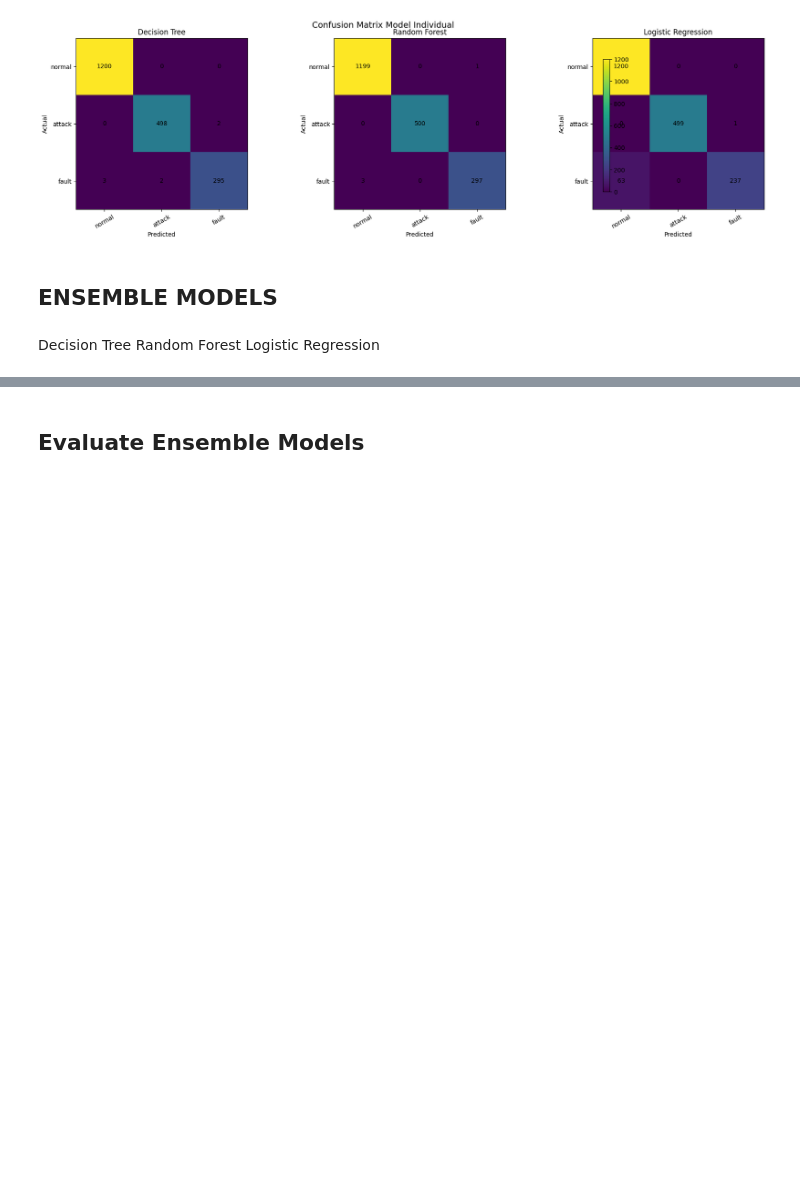
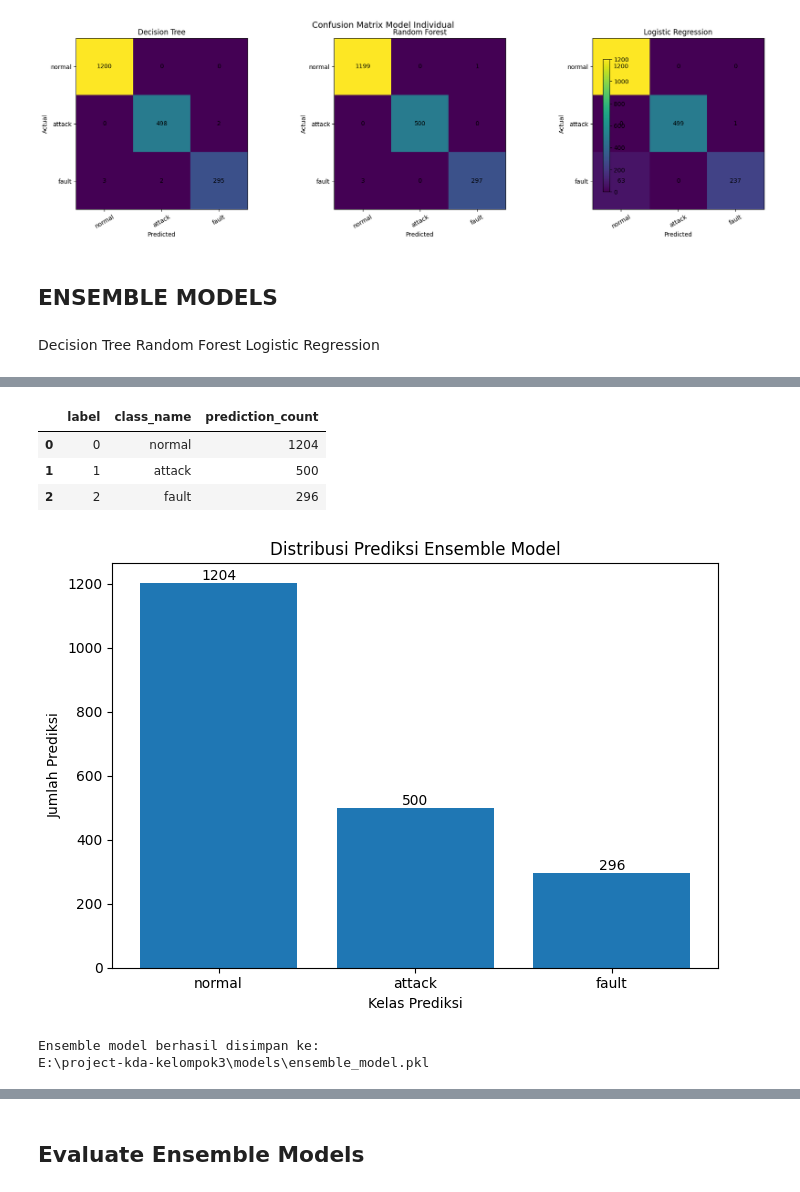
Before and after one commit to rrrambatsigma/project-kda-kelompok3, a Jupyter notebook: notebook/TemplatePipelinePrediksi.ipynb, the cells around one changed output, grey strips where cells are left out. Saved outputs shown, nothing was run; the diff lists cells and outputs as text; code cells hidden in the pictures; blank space fills up the shorter version.

Commit message:
REVISE ALL OVER FOR ENSEMBLE

```diff
--- a/notebook/TemplatePipelinePrediksi.ipynb
+++ b/notebook/TemplatePipelinePrediksi.ipynb
@@ -2381,0 +2236,50 @@ print("Report ensemble      :", ENSEMBLE_REPORT_PATH)
+# %%
+ensemble_prediction_distribution = pd.Series(ensemble_pred).value_counts().sort_index()
+
+ensemble_prediction_summary = pd.DataFrame({
+    "label": ensemble_prediction_distribution.index,
+    "class_name": ensemble_prediction_distribution.index.map(label_mapping),
+    "prediction_count": ensemble_prediction_distribution.values
+})
+
+display(ensemble_prediction_summary)
+# %% [output]
+|  | label | class_name | prediction_count |
+| 0 | 0 | normal | 1204 |
+| 1 | 1 | attack | 500 |
+| 2 | 2 | fault | 296 |
+# %%
+plt.figure(figsize=(7, 5))
+
+plt.bar(
+    ensemble_prediction_summary["class_name"],
+    ensemble_prediction_summary["prediction_count"]
+)
+
+plt.title("Distribusi Prediksi Ensemble Model")
+plt.xlabel("Kelas Prediksi")
+plt.ylabel("Jumlah Prediksi")
+
+for index, value in enumerate(ensemble_prediction_summary["prediction_count"]):
+    plt.text(
+        index,
+        value,
+        str(value),
+        ha="center",
+        va="bottom"
+    )
+
+plt.tight_layout()
+plt.show()
+# %% [output]
+[figure, added]
+# %%
+ENSEMBLE_MODEL_PATH = MODELS_DIR / "ensemble_model.pkl"
+
+joblib.dump(ensemble_model, ENSEMBLE_MODEL_PATH)
+
+print("Ensemble model berhasil disimpan ke:")
+print(ENSEMBLE_MODEL_PATH)
+# %% [output]
+Ensemble model berhasil disimpan ke:
+E:\project-kda-kelompok3\models\ensemble_model.pkl
```
Also changed, not shown: parts of 112 cells of this notebook, 22 other files.
